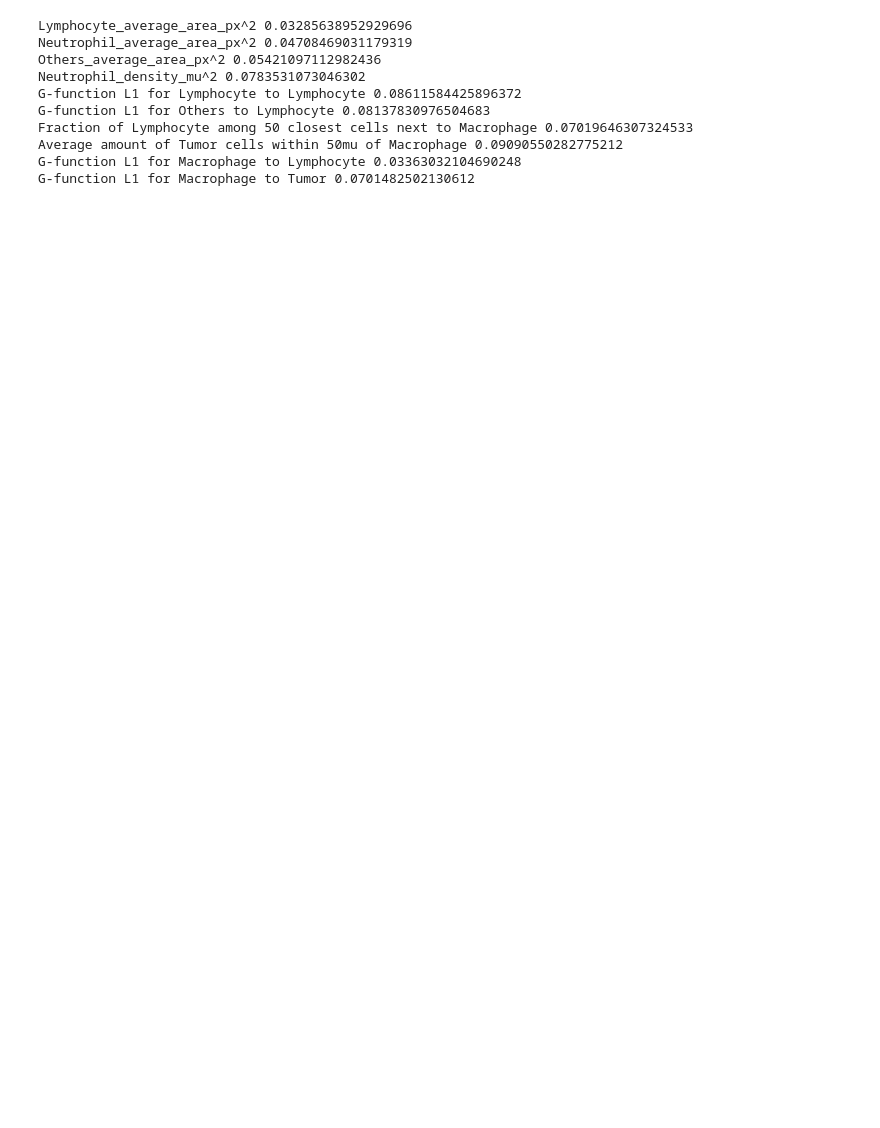
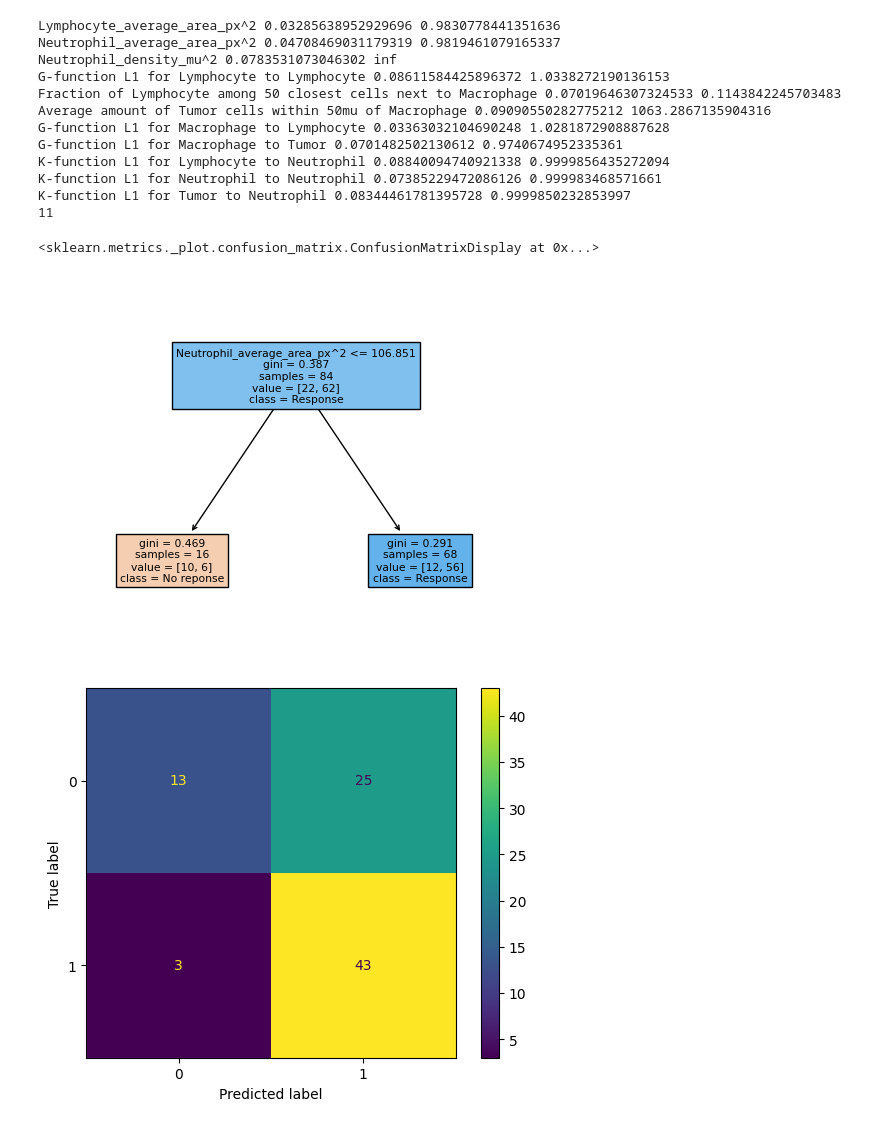
Before and after one commit to leonkloker/integrative-imaging-molecular-diagnostics-lab, a Jupyter notebook: spatial_analysis_project/main.ipynb, the cells around one changed output. Saved outputs shown, nothing was run; the diff lists cells and outputs as text; code cells hidden in the pictures; blank space fills up the shorter version.

```diff
--- a/spatial_analysis_project/main.ipynb
+++ b/spatial_analysis_project/main.ipynb
@@ -6,5 +9,4 @@ from pprint import pprint
 # %%
 ds = Dataset('./M06/Predicted Texts/')
-ds.load()
 # %% [output]
 Loading cores from directory ./M06/Predicted Texts/ ...
@@ -44,15 +56,31 @@ G-function L1 for Macrophage to Tumor [0.007922276164295456, 0.00412132511147356
 # %%
+count = 0
 for key, value in ds.cox_p.items():
-    if value < 0.1:
-        print(key, value)
+    if value < 0.1 and not "Others" in key:
+        print(key, value, ds.hazard_ratios[key])
+        count += 1
+print(count)
 # %% [output]
-Lymphocyte_average_area_px^2 0.03285638952929696
-Neutrophil_average_area_px^2 0.04708469031179319
-Others_average_area_px^2 0.05421097112982436
-Neutrophil_density_mu^2 0.0783531073046302
-G-function L1 for Lymphocyte to Lymphocyte 0.08611584425896372
-G-function L1 for Others to Lymphocyte 0.08137830976504683
-Fraction of Lymphocyte among 50 closest cells next to Macrophage 0.07019646307324533
-Average amount of Tumor cells within 50mu of Macrophage 0.09090550282775212
-G-function L1 for Macrophage to Lymphocyte 0.03363032104690248
-G-function L1 for Macrophage to Tumor 0.0701482502130612
+Lymphocyte_average_area_px^2 0.03285638952929696 0.9830778441351636
+Neutrophil_average_area_px^2 0.04708469031179319 0.9819461079165337
+Neutrophil_density_mu^2 0.0783531073046302 inf
+G-function L1 for Lymphocyte to Lymphocyte 0.08611584425896372 1.0338272190136153
+Fraction of Lymphocyte among 50 closest cells next to Macrophage 0.07019646307324533 0.1143842245703483
+Average amount of Tumor cells within 50mu of Macrophage 0.09090550282775212 1063.2867135904316
+G-function L1 for Macrophage to Lymphocyte 0.03363032104690248 1.0281872908887628
+G-function L1 for Macrophage to Tumor 0.0701482502130612 0.9740674952335361
+K-function L1 for Lymphocyte to Neutrophil 0.08840094740921338 0.9999856435272094
+K-function L1 for Neutrophil to Neutrophil 0.07385229472086126 0.999983468571661
+K-function L1 for Tumor to Neutrophil 0.08344461781395728 0.9999850232853997
+11
+# %%
+ds.construct_decision_tree(max_depth=1, survival_cutoff=12)
+features, labels, names = ds.get_features()
+pred = ds.decision_tree.predict(features)
+cm = metrics.confusion_matrix(labels, pred)
+tree.plot_tree(ds.decision_tree, feature_names=names, class_names=['No reponse', 'Response'], filled=True)
+metrics.ConfusionMatrixDisplay(cm).plot()
+# %% [output]
+<sklearn.metrics._plot.confusion_matrix.ConfusionMatrixDisplay at 0x...>
+[figure, added]
+[figure, added]
```
Also changed, not shown: parts of 6 cells of this notebook, 6 other files.
